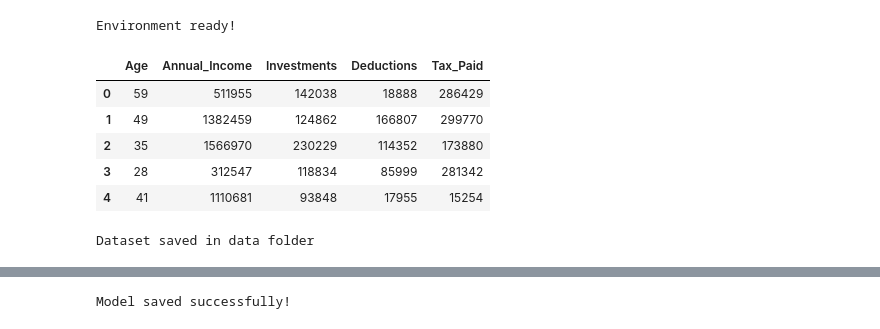
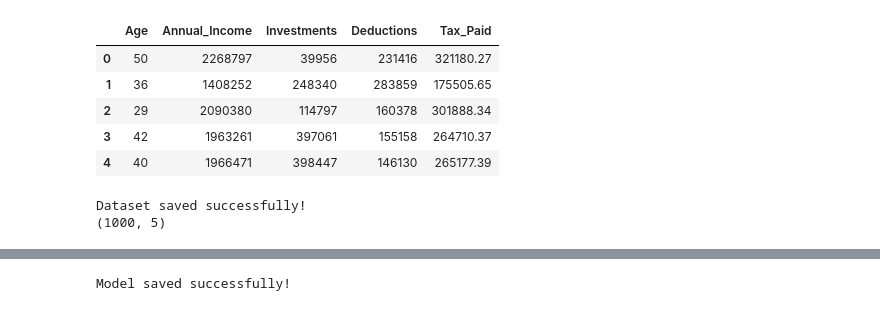
Before and after one commit to Shaik-khadar786/Income-Tax-Prediction, a Jupyter notebook: notebooks/income_text_analysis.ipynb, the cells around one changed output, grey strips where cells are left out. Saved outputs shown, nothing was run; the diff lists cells and outputs as text; code cells hidden in the pictures.

```diff
--- a/notebooks/income_text_analysis.ipynb
+++ b/notebooks/income_text_analysis.ipynb
@@ -1,33 +0,0 @@
-# %%
-import pandas as pd
-import numpy as np
-print("Environment ready!")
-# %% [output]
-Environment ready!
-# %%
-import pandas as pd
-import numpy as np
-
-# Set random seed for reproducibility
-np.random.seed(42)
-
-# Create sample dataset
-data = {
-    "Age": np.random.randint(21, 60, 200),
-    "Annual_Income": np.random.randint(200000, 2000000, 200),
-    "Investments": np.random.randint(0, 500000, 200),
-    "Deductions": np.random.randint(0, 300000, 200),
-    "Tax_Paid": np.random.randint(0, 400000, 200)
-}
-
-df = pd.DataFrame(data)
-
-# Show first 5 rows
-df.head()
-# %% [output]
-|  | Age | Annual_Income | Investments | Deductions | Tax_Paid |
-| 0 | 59 | 511955 | 142038 | 18888 | 286429 |
-| 1 | 49 | 1382459 | 124862 | 166807 | 299770 |
-| 2 | 35 | 1566970 | 230229 | 114352 | 173880 |
-| 3 | 28 | 312547 | 118834 | 85999 | 281342 |
-| 4 | 41 | 1110681 | 93848 | 17955 | 15254 |
@@ -34,5 +11,43 @@ df.head()
+# %%
+# Create a realistic dataset
+np.random.seed(42)
+
+n = 1000
+
+age = np.random.randint(22, 60, n)
+annual_income = np.random.randint(300000, 2500000, n)
+investments = np.random.randint(10000, 500000, n)
+deductions = np.random.randint(5000, 300000, n)
+
+tax_paid = (
+    annual_income * 0.15
+    - investments * 0.08
+    - deductions * 0.05
+    + np.random.randint(-10000, 10000, n)
+)
+
+df = pd.DataFrame({
+    "Age": age,
+    "Annual_Income": annual_income,
+    "Investments": investments,
+    "Deductions": deductions,
+    "Tax_Paid": tax_paid
+})
+
+df.head()
+# %% [output]
+|  | Age | Annual_Income | Investments | Deductions | Tax_Paid |
+| 0 | 50 | 2268797 | 39956 | 231416 | 321180.27 |
+| 1 | 36 | 1408252 | 248340 | 283859 | 175505.65 |
+| 2 | 29 | 2090380 | 114797 | 160378 | 301888.34 |
+| 3 | 42 | 1963261 | 397061 | 155158 | 264710.37 |
+| 4 | 40 | 1966471 | 398447 | 146130 | 265177.39 |
 # %%
+# Save dataset
 df.to_csv("../data/income_tax_data.csv", index=False)
-print("Dataset saved in data folder")
+
+print("Dataset saved successfully!")
+print(df.shape)
 # %% [output]
-Dataset saved in data folder
+Dataset saved successfully!
+(1000, 5)
```
Also changed, not shown: parts of 10 cells of this notebook, 1 other file.
